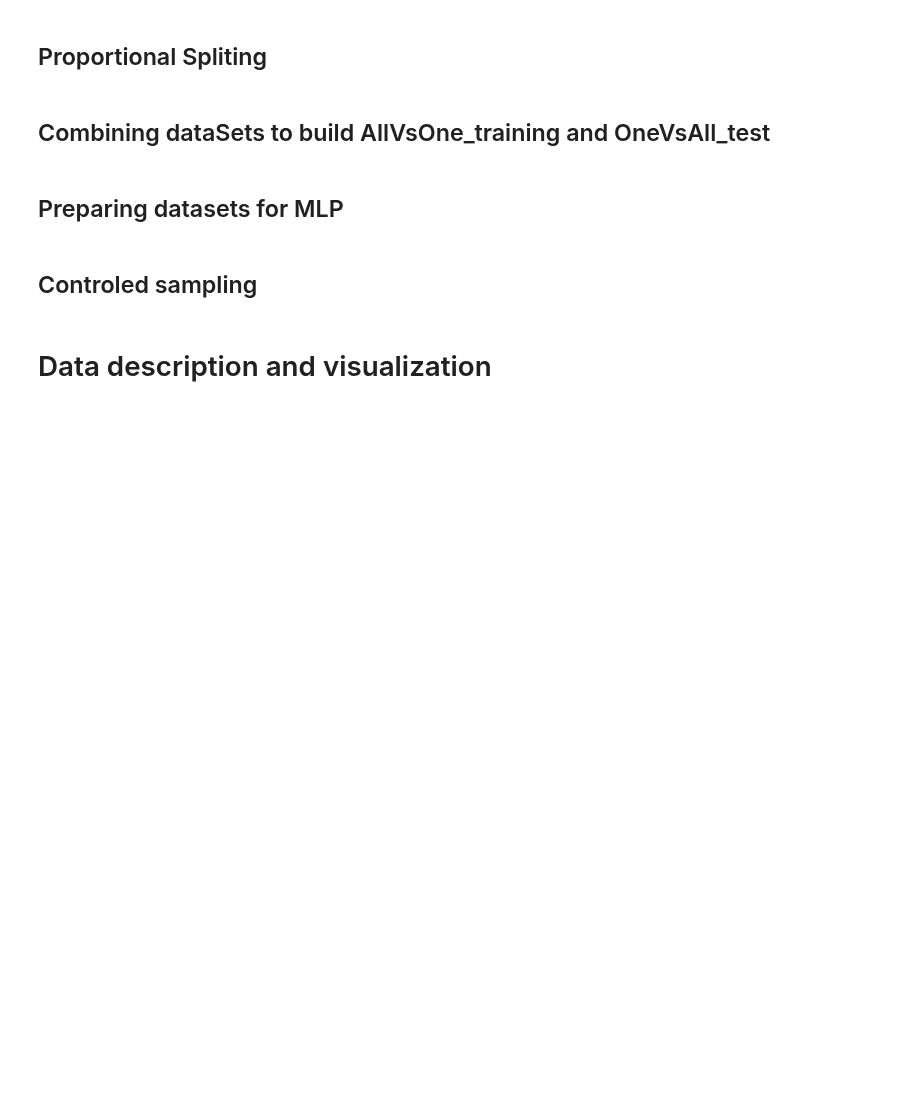
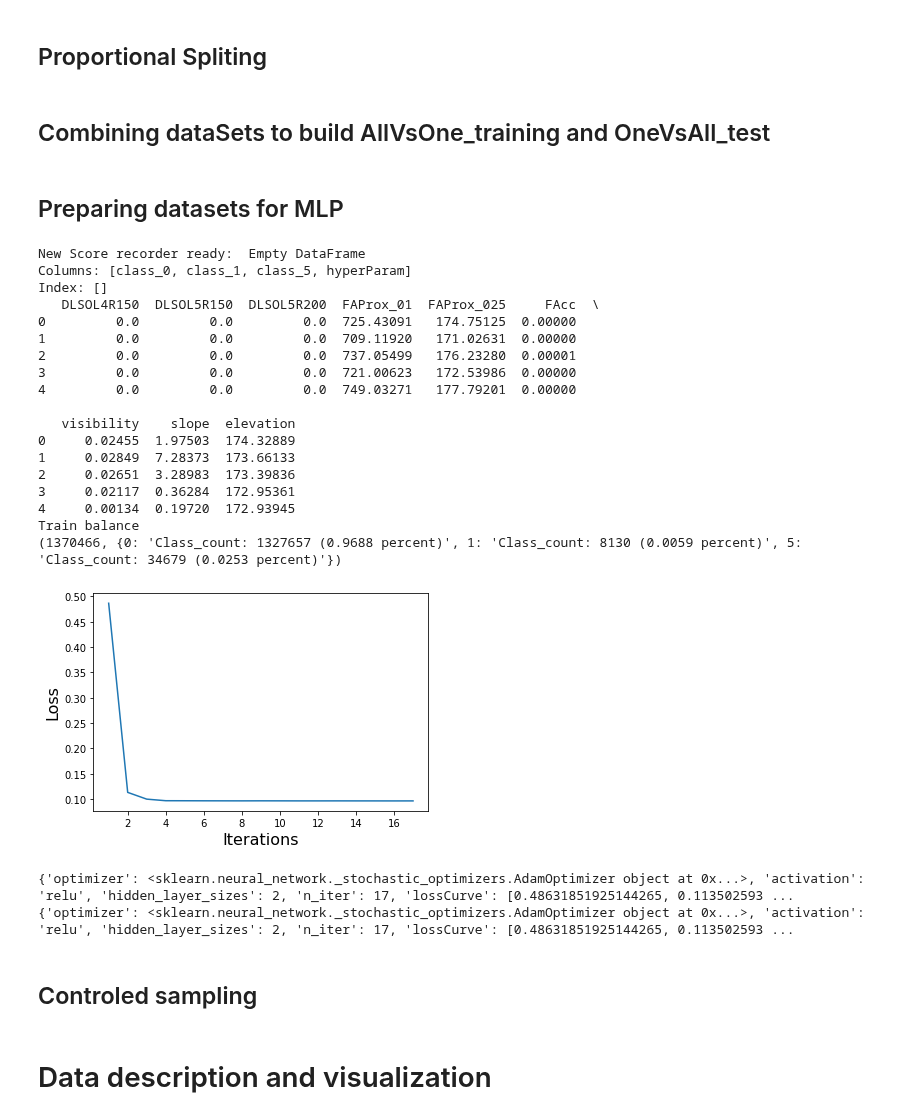
Before and after one commit to Abdielfer/FloodProbabRNCanAbd, a Jupyter notebook: main.ipynb, the cells around one changed output. Saved outputs shown, nothing was run; the diff lists cells and outputs as text; code cells hidden in the pictures; blank space fills up the shorter version.

Commit message:
prepare Dataset for NLP

```diff
--- a/main.ipynb
+++ b/main.ipynb
@@ -325,25 +317,51 @@ def training(model, x_train,y_train, x_valid, y_valid, epochs, threshold):
 # %%
 ####.  Training TEST
 readPath = 'datasets/dataset4MLP/'
 trainingPath = readPath + 'MLP_allVs_basin1Light_Clean_Training.csv'
-# dataset = pd.read_csv(trainingPath, index_col = None)
-args = {'eStop': True}
-mlpc = md.implementingMLPCalssifier(trainingPath,'percentage',args)
+params = {'random_state':50, 'hidden_layer_sizes': 2,
+                'early_stopping':True,'max_iter':200,'verbose':False,
+                'tol':0.00010,'validation_fraction':0.1,'warm_start':False}
+mlpc = md.implementingMLPCalssifier(trainingPath,'percentage',params)
 mlpc.fitMLPClassifier()
 mlpc.plotLossBehaviour()
 
 mlpClassifier = mlpc.getMLPClassifier()
 
-#Validating un unseen datase
-validation = readPath + 'MLP_basin1Light_Clean_VsAll_Test.csv'
-x_val,y_val = ms.importDataSet(validation, 'percentage')
-prediction = ms.makePredictionToImportAsSHP(mlpClassifier, x_val, y_val, 'percentage')
+# #Validating un unseen datase
+# validation = readPath + 'MLP_basin1Light_Clean_VsAll_Test.csv'
+# x_val,y_val = ms.importDataSet(validation, 'percentage')
+# prediction = ms.makePredictionToImportAsSHP(mlpClassifier, x_val, y_val, 'percentage')
 
-## Compute metrics
-X = x_val.copy()
-X.drop(['x_coord','y_coord'], axis=1, inplace=True)
-metrics = md.computeClassificationMetrics(mlpClassifier,X,y_val)
+# ## Compute metrics
+# X = x_val.copy()
+# X.drop(['x_coord','y_coord'], axis=1, inplace=True)
+# metrics = md.computeClassificationMetrics(mlpClassifier,X,y_val)
+# %% [output]
+New Score recorder ready:  Empty DataFrame
+Columns: [class_0, class_1, class_5, hyperParam]
+Index: []
+   DLSOL4R150  DLSOL5R150  DLSOL5R200  FAProx_01  FAProx_025     FAcc  \
+0         0.0         0.0         0.0  725.43091   174.75125  0.00000
+1         0.0         0.0         0.0  709.11920   171.02631  0.00000
+2         0.0         0.0         0.0  737.05499   176.23280  0.00001
+3         0.0         0.0         0.0  721.00623   172.53986  0.00000
+4         0.0         0.0         0.0  749.03271   177.79201  0.00000
+
+   visibility    slope  elevation
+0     0.02455  1.97503  174.32889
+1     0.02849  7.28373  173.66133
+2     0.02651  3.28983  173.39836
+3     0.02117  0.36284  172.95361
+4     0.00134  0.19720  172.93945
+Train balance
+(1370466, {0: 'Class_count: 1327657 (0.9688 percent)', 1: 'Class_count: 8130 (0.0059 percent)', 5: 'Class_count: 34679 (0.0253 percent)'})
+[figure, added]
 # %%
 print(mlpc.get_logsDic())
+mlpc.logMLPClassifier({'test':34})
+print(mlpc.get_logsDic())
+# %% [output]
+{'optimizer': <sklearn.neural_network._stochastic_optimizers.AdamOptimizer object at 0x...>, 'activation': 'relu', 'hidden_layer_sizes': 2, 'n_iter': 17, 'lossCurve': [0.48631851925144265, 0.113502593 ...
+{'optimizer': <sklearn.neural_network._stochastic_optimizers.AdamOptimizer object at 0x...>, 'activation': 'relu', 'hidden_layer_sizes': 2, 'n_iter': 17, 'lossCurve': [0.48631851925144265, 0.113502593 ...
 # %%
 prediction.to_csv(('outputs/'+ 'MLP_basin1Light_firstResult_HL280.csv'),index=None)
```
Also changed, not shown: parts of 8 cells of this notebook, 7 other files.
